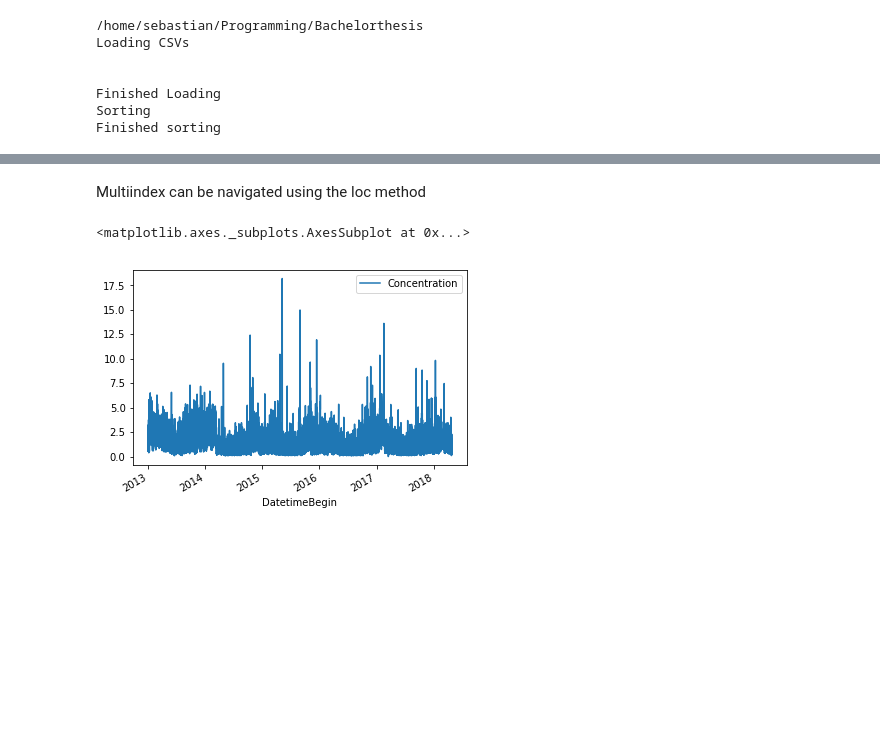
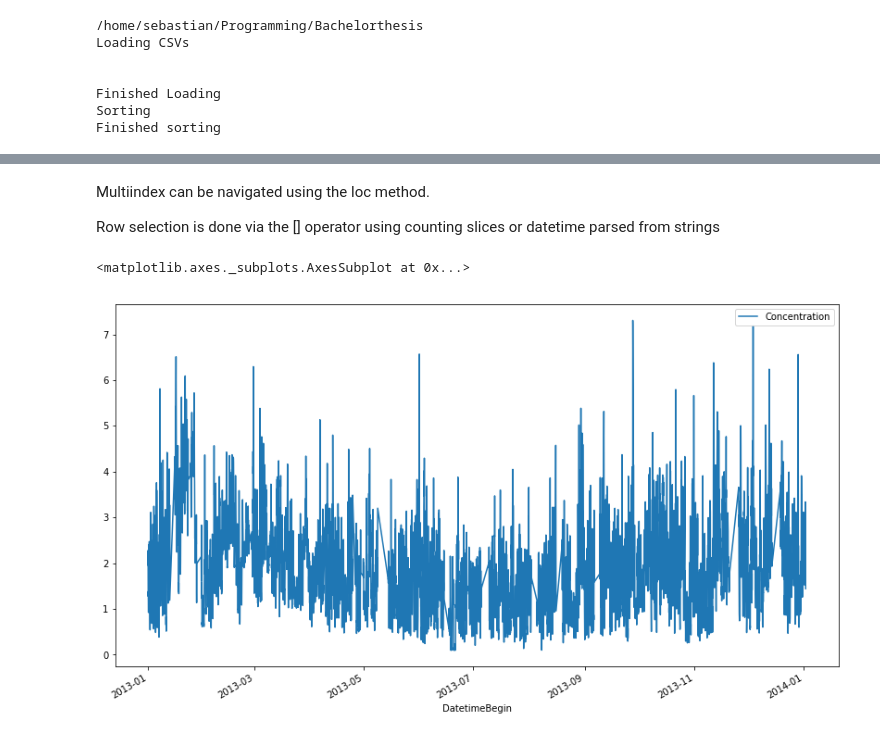
Before and after one commit to Basanites/Pollutant-Prediction, a Jupyter notebook: Leipzig.ipynb, the cells around one changed output, grey strips where cells are left out. Cells and saved outputs as stored; diff of their text form; code cells hidden in the pictures; blank space fills up the shorter version.

Commit message:
update example for data selection

```diff
--- a/Leipzig.ipynb
+++ b/Leipzig.ipynb
@@ -58,9 +58,11 @@ DatetimeEnd                 datetime64[ns]
                                            2013-01-01 02:00:00             1
                                            2013-01-01 03:00:00             1
 # %% [markdown]
-Multiindex can be navigated using the loc method
+Multiindex can be navigated using the loc method.
+
+Row selection is done via the [] operator using counting slices or datetime parsed from strings
 # %%
-df.loc['SPO.DE_DESN025_CHB_dataGroup1', 'C6H6'].plot(y='Concentration')
+df.loc['SPO.DE_DESN025_CHB_dataGroup1', 'C6H6'][:'2014-01-01'].plot(y='Concentration', figsize=(14,8))
 # %% [output]
 <matplotlib.axes._subplots.AxesSubplot at 0x...>
-[figure, old version]
+[figure, new version]
```
